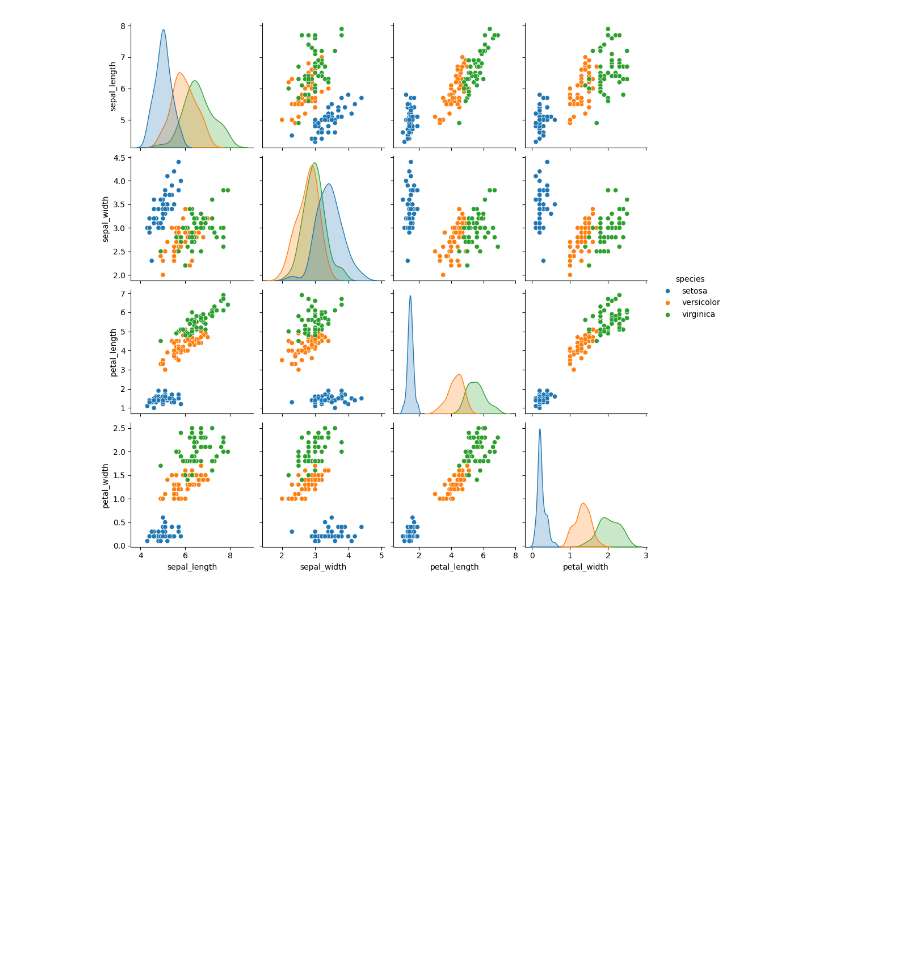
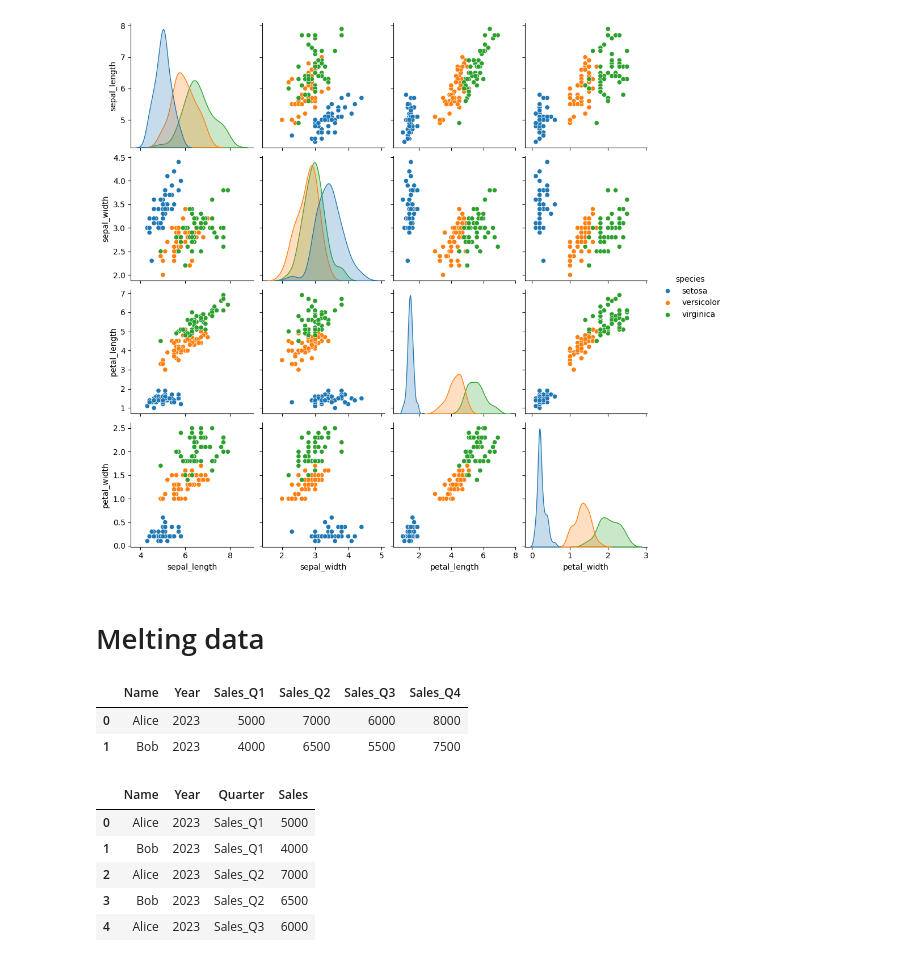
Before and after one commit to Myokom/dmv-exam-cbs, a Jupyter notebook: exam_prep.ipynb, the cells around one changed output. Saved outputs shown, nothing was run; the diff lists cells and outputs as text; code cells hidden in the pictures; blank space fills up the shorter version.

Commit message:
adding: melting data

```diff
--- a/exam_prep.ipynb
+++ b/exam_prep.ipynb
@@ -276,3 +302,37 @@ sns.pairplot(df, hue="species")
 plt.show()
 # %% [output]
 [figure]
+# %% [markdown]
+# Melting data
+# %%
+import pandas as pd
+
+# Creating a DataFrame (Wide Format)
+df_to_melt = pd.DataFrame({
+    'Name': ['Alice', 'Bob'],
+    'Year': [2023, 2023],
+    'Sales_Q1': [5000, 4000],
+    'Sales_Q2': [7000, 6500],
+    'Sales_Q3': [6000, 5500],
+    'Sales_Q4': [8000, 7500]
+})
+# %%
+df_to_melt.head()
+# %% [output]
+|  | Name | Year | Sales_Q1 | Sales_Q2 | Sales_Q3 | Sales_Q4 |
+| 0 | Alice | 2023 | 5000 | 7000 | 6000 | 8000 |
+| 1 | Bob | 2023 | 4000 | 6500 | 5500 | 7500 |
+# %%
+# Melting the DataFrame
+df_melted = pd.melt(df_to_melt, id_vars=['Name', 'Year'],
+                     var_name='Quarter', value_name='Sales')
+
+# Displaying the melted data
+df_melted.head()
+# %% [output]
+|  | Name | Year | Quarter | Sales |
+| 0 | Alice | 2023 | Sales_Q1 | 5000 |
+| 1 | Bob | 2023 | Sales_Q1 | 4000 |
+| 2 | Alice | 2023 | Sales_Q2 | 7000 |
+| 3 | Bob | 2023 | Sales_Q2 | 6500 |
+| 4 | Alice | 2023 | Sales_Q3 | 6000 |
```
Also changed, not shown: parts of 1 cell of this notebook.
